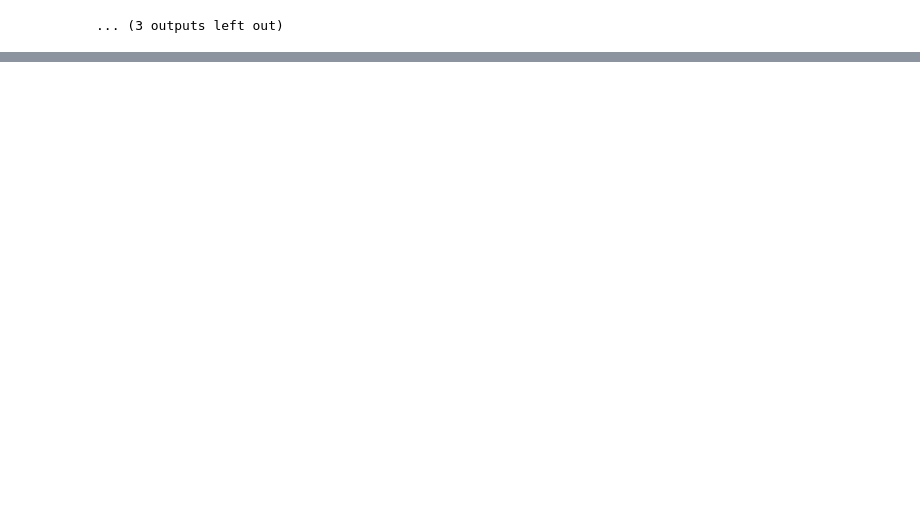
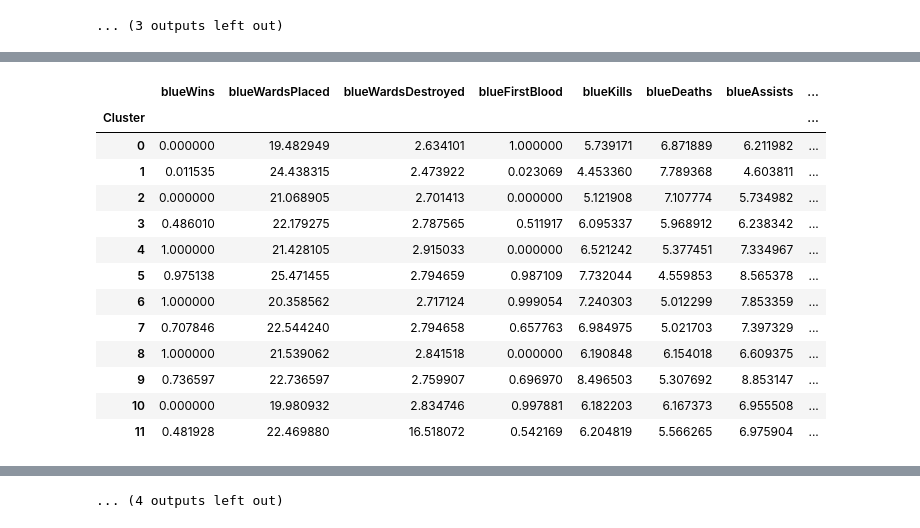
Before and after one commit to jhl126/For-Fun-LoL-Data, a Jupyter notebook: LoL Blue Wins Clustering.ipynb, the cells around one changed output, grey strips where cells are left out. Cells and saved outputs as stored; diff of their text form; code cells hidden in the pictures; blank space fills up the shorter version.

```diff
--- a/LoL Blue Wins Clustering.ipynb
+++ b/LoL Blue Wins Clustering.ipynb
@@ -1241,0 +1342,19 @@ plt.show()
+# %%
+# creating a table of cluster means to look for any patterns
+clst_means = blue_lol.groupby("Cluster").mean()
+clst_means.style.background_gradient()
+# %% [output]
+|  | blueWins | blueWardsPlaced | blueWardsDestroyed | blueFirstBlood | blueKills | blueDeaths | blueAssists | ... |
+| Cluster |  |  |  |  |  |  |  | ... |
+| 0 | 0.000000 | 19.482949 | 2.634101 | 1.000000 | 5.739171 | 6.871889 | 6.211982 | ... |
+| 1 | 0.011535 | 24.438315 | 2.473922 | 0.023069 | 4.453360 | 7.789368 | 4.603811 | ... |
+| 2 | 0.000000 | 21.068905 | 2.701413 | 0.000000 | 5.121908 | 7.107774 | 5.734982 | ... |
+| 3 | 0.486010 | 22.179275 | 2.787565 | 0.511917 | 6.095337 | 5.968912 | 6.238342 | ... |
+| 4 | 1.000000 | 21.428105 | 2.915033 | 0.000000 | 6.521242 | 5.377451 | 7.334967 | ... |
+| 5 | 0.975138 | 25.471455 | 2.794659 | 0.987109 | 7.732044 | 4.559853 | 8.565378 | ... |
+| 6 | 1.000000 | 20.358562 | 2.717124 | 0.999054 | 7.240303 | 5.012299 | 7.853359 | ... |
+| 7 | 0.707846 | 22.544240 | 2.794658 | 0.657763 | 6.984975 | 5.021703 | 7.397329 | ... |
+| 8 | 1.000000 | 21.539062 | 2.841518 | 0.000000 | 6.190848 | 6.154018 | 6.609375 | ... |
+| 9 | 0.736597 | 22.736597 | 2.759907 | 0.696970 | 8.496503 | 5.307692 | 8.853147 | ... |
+| 10 | 0.000000 | 19.980932 | 2.834746 | 0.997881 | 6.182203 | 6.167373 | 6.955508 | ... |
+| 11 | 0.481928 | 22.469880 | 16.518072 | 0.542169 | 6.204819 | 5.566265 | 6.975904 | ... |
@@ -1241,0 +1372 @@ plt.show()
+... (4 outputs left out)
```
Also changed, not shown: parts of 16 cells of this notebook.
